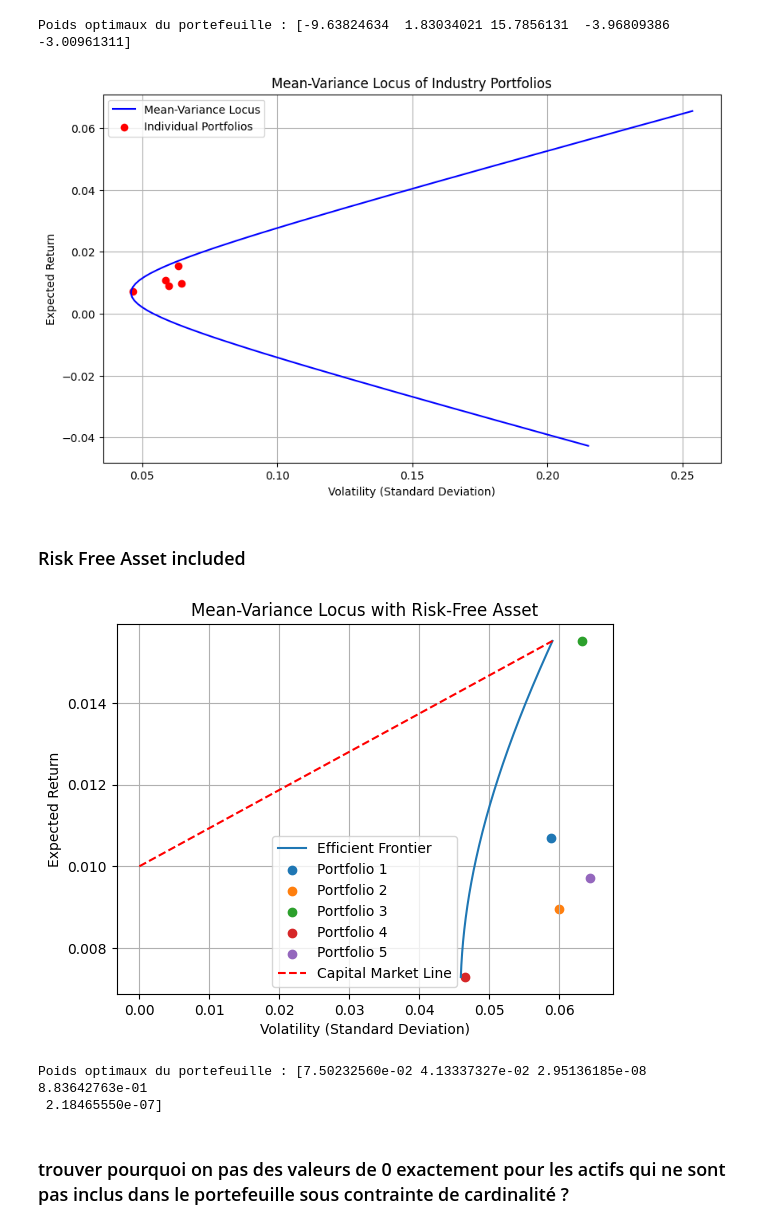
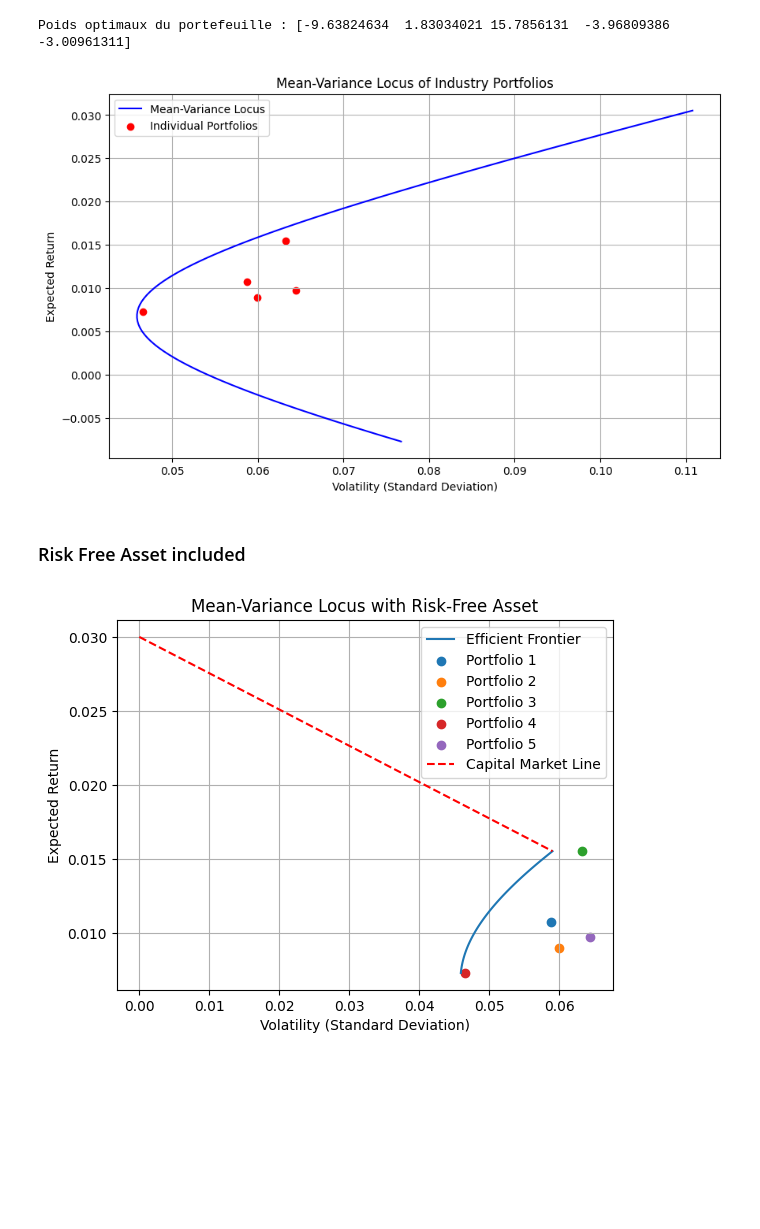
Before and after one commit to DominicPrenovost/TP1-Gestion-de-pf, a Jupyter notebook: Partie A Gestion PF.ipynb, the cells around one changed output. Saved outputs shown, nothing was run; the diff lists cells and outputs as text; code cells hidden in the pictures; blank space fills up the shorter version.

```diff
--- a/Partie A Gestion PF.ipynb
+++ b/Partie A Gestion PF.ipynb
@@ -45,8 +45,8 @@ target_returns = np.linspace(-0.10, 0.10, num=100)  # Génère 100 valeurs entre
 
 rf = 0.44 / 100
 # %%
-# Names for the 5 portfolios, for labeling purposes
-portfolio_names = ['Cnsmr', 'Manuf', 'HiTec', 'Hlth', 'Other']
+# Créer la liste portfolio_names à partir des noms de colonnes, en excluant la première colonne
+portfolio_names = df.columns[1:].tolist()
 
 # Recalculating mean returns and standard deviation using the provided 'ret' data
 mean_returns = np.mean(ret, axis=0)
@@ -165,33 +163,33 @@ R_cible = 0.10  # Rendement espéré du portefeuille cible
 ones = np.ones(len(Z_barre))  # Vecteur de uns
 # %%
 # Fonction objectif : Variance du portefeuille
-def portfolio_variance(W, z_barre, Sigma):
+def minportfolio_variance(W,Sigma):
     return W.T @ (Sigma @ W)
 
 # Poids initiaux : répartition uniforme
 W = np.ones(len(Z_barre)) * (1.0 / len(Z_barre))
 
 # Fonction d'optimisation
-def optimize(func, W, z_barre, Sigma, target_return):
+def optimize(func, W, Sigma, target_return):
 
     # Contraintes
     opt_constraints = ({'type': 'eq', 'fun': lambda W: ones @ W.T - 1},  # La somme des poids doit être égale à 1
-                       {'type': 'eq', 'fun': lambda W: target_return - W.T @ z_barre})  # Le rendement attendu doit être égal au rendement cible
+                       {'type': 'eq', 'fun': lambda W: W.T @ z_barre - target_return})  # Le rendement attendu doit être égal au rendement cible
 
     # Optimisation
-    optimal_weights = minimize(func, W, args=(z_barre, Sigma), method='trust-constr', constraints=opt_constraints)
+    optimal_weights = minimize(func, W, args=( Sigma), method='trust-constr', constraints=opt_constraints)
 
     return optimal_weights.x
 
 # Appel de la fonction d'optimisation
-optimal_weights = optimize(portfolio_variance, W, Z_barre, Sigma, R_cible)
+optimal_weights = optimize(minportfolio_variance, W, Sigma, R_cible)
 
 print("Poids optimaux du portefeuille :", optimal_weights)
 # %% [output]
 Poids optimaux du portefeuille : [-9.63824634  1.83034021 15.7856131  -3.96809386 -3.00961311]
 # %%
 # Générer une série de rendements cibles
-rendements_cibles = np.linspace(min(Z_barre) - 0.05, max(Z_barre) + 0.05, 100)
+rendements_cibles = np.linspace(min(Z_barre) - 0.015, max(Z_barre) + 0.015, 100)
 
 # Initialiser les listes pour stocker les volatilités et rendements optimaux
 volatilites_optimales = []
@@ -200,8 +198,8 @@ rendements_optimaux = []
 # Itérer sur les rendements cibles pour optimiser les poids du portefeuille
 for R_cible in rendements_cibles:
     W = np.ones(len(Z_barre)) * (1.0 / len(Z_barre))  # Réinitialiser les poids initiaux pour chaque itération
-    poids_optimaux = optimize(portfolio_variance, W, Z_barre, Sigma, R_cible)
-    var_optimale = portfolio_variance(poids_optimaux, Z_barre, Sigma)
+    poids_optimaux = optimize(minportfolio_variance, W, Sigma, R_cible)
+    var_optimale = minportfolio_variance(poids_optimaux, Sigma)
     rendement_optimal = np.dot(poids_optimaux, Z_barre)
 
     volatilites_optimales.append(np.sqrt(var_optimale))
@@ -216,17 +214,14 @@ plt.xlabel('Volatility (Standard Deviation)')
 plt.ylabel('Expected Return')
 plt.legend()
 plt.grid(True)
-plt.show()
 # %% [output]
-[figure, old version]
+[figure, new version]
 # %% [markdown]
 ### Risk Free Asset included
 # %%
 # Le taux sans risque hypothétique pour la période donnée, par exemple la moyenne de la colonne RF de vos données
 risk_free_rate = 0.03
 # %%
-risk_free_rate = 0.01  # Replace with the actual risk-free rate
-
 # Calculate the Sharpe ratio for given weights
 def sharpe_ratio(weights, z_barre, Sigma, risk_free_rate):
     portfolio_return = np.dot(weights, z_barre)
@@ -252,38 +247,38 @@ result = minimize(neg_sharpe_ratio, initial_weights, args=(z_barre, Sigma, risk_
 optimal_weights = result.x
 
 # Calculate points for the efficient frontier
-target_returns = np.linspace(min(z_barre), max(z_barre), 200)
+target_returns = np.linspace(min(z_barre), max(z_barre), 100)
 efficient_volatilities = []
 efficient_returns = []
 
 for target_return in target_returns:
     constraints = ({'type': 'eq', 'fun': lambda x: np.sum(x) - 1},
-                   {'type': 'eq', 'fun': lambda x: target_return - np.dot(x, z_barre)})
+                   {'type': 'eq', 'fun': lambda x: np.dot(x, z_barre) - target_return})
 
-    result = minimize(portfolio_variance, initial_weights, args=(z_barre, Sigma),
+    result = minimize(minportfolio_variance, initial_weights, args=(Sigma),
                       method='trust-constr', constraints=constraints)
 
     if result.success:
         efficient_volatilities.append(np.sqrt(result.fun))
         efficient_returns.append(target_return)
 
 # Plotting the efficient frontier
 plt.plot(efficient_volatilities, efficient_returns, label='Efficient Frontier')
 
 # Plotting the individual portfolios
 for i in range(len(z_barre)):
     plt.scatter(np.sqrt(Sigma[i,i]), z_barre[i], label=f'Portfolio {i+1}')
 
 # Plotting the Capital Market Line
 cml_x = [0, max(efficient_volatilities)]
 cml_y = [risk_free_rate, risk_free_rate + max(efficient_volatilities) * (efficient_returns[np.argmax(efficient_volatilities)] - risk_free_rate) / max(efficient_volatilities)]
 plt.plot(cml_x, cml_y, color='red', label='Capital Market Line', linestyle='--')
 
 plt.title('Mean-Variance Locus with Risk-Free Asset')
 plt.xlabel('Volatility (Standard Deviation)')
 plt.ylabel('Expected Return')
 plt.legend()
 plt.grid(True)
 plt.show()
 # %% [output]
-[figure, old version]
+[figure, new version]
@@ -299,32 +284,0 @@ target_return = 0.10
-# %%
-# Variables de décision
-weights = cp.Variable(N)  # Poids des actifs dans le portefeuille
-selection = cp.Variable(N, boolean=True)  # Variables binaires pour la contrainte de cardinalité
-
-# Fonction objectif
-risk = cp.quad_form(weights, Sigma)  # Variance du portefeuille (risque)
-objective = cp.Minimize(risk)
-
-# Contraintes
-constraints = [
-    cp.sum(weights) == 1,  # La somme des poids doit être égale à 1
-    weights >= min_weight * selection,  # Poids minimum pour les actifs sélectionnés
-    cp.sum(selection) <= max_num_assets,  # Cardinalité: au maximum 3 actifs dans le portefeuille
-
-]
-
-# Résolution du problème
-prob = cp.Problem(objective, constraints)
-prob.solve()  # Utilisez un solveur capable de gérer les variables binaires
-
-# Vérifier si le problème a été résolu correctement
-if prob.status in [cp.OPTIMAL, cp.OPTIMAL_INACCURATE]:
-    optimal_weights = weights.value
-    print("Poids optimaux du portefeuille :", optimal_weights)
-else:
-    print("Le problème n'a pas de solution optimale ou est inf")
-# %% [output]
-Poids optimaux du portefeuille : [7.50232560e-02 4.13337327e-02 2.95136185e-08 8.83642763e-01
- 2.18465550e-07]
-# %% [markdown]
-### trouver pourquoi on pas des valeurs de 0 exactement pour les actifs qui ne sont pas inclus dans le portefeuille sous contrainte de cardinalité ?
```
Also changed, not shown: parts of 4 cells of this notebook.
